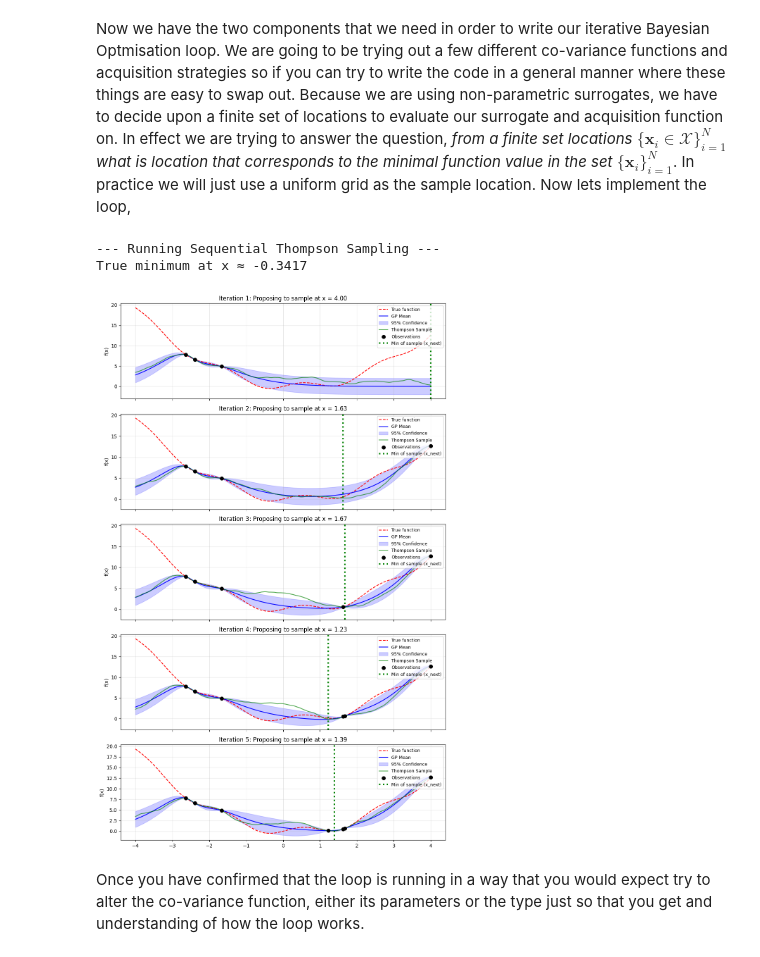
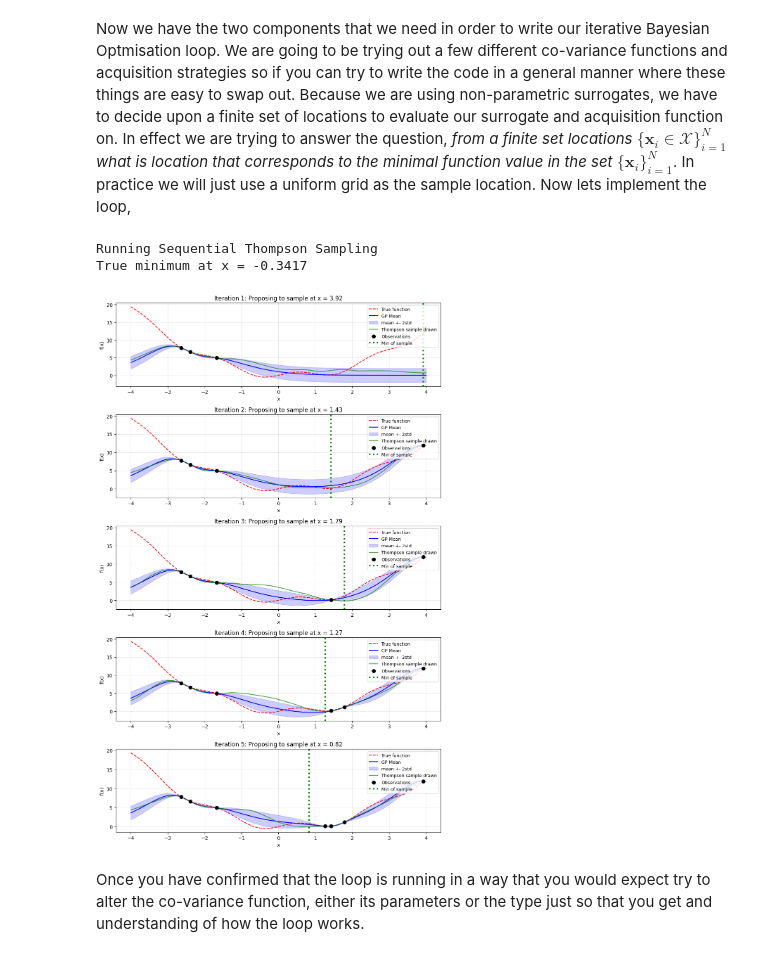
Before and after one commit to helpmatteo/mlpw_assignments, a Jupyter notebook: bayesopt-notebook.ipynb, the cells around one changed output. Saved outputs shown, nothing was run; the diff lists cells and outputs as text; code cells hidden in the pictures.

```diff
--- a/bayesopt-notebook.ipynb
+++ b/bayesopt-notebook.ipynb
@@ -326,94 +296,60 @@ def bayesian_optimisation(kernel, theta, acquisition_function, X_grid, f, n_init
     best_idx = np.argmin(y_obs)
     return y_obs[best_idx], X_obs[best_idx], X_obs, y_obs
 # %%
-# ============================================================================
-# VISUALIZATION: Sequential Thompson Sampling (Step-by-step demonstration)
-# This code manually implements the BO loop with detailed plotting at each iteration
-# to help understand how Thompson Sampling works. For experiments, use the
-# bayesian_optimisation() function defined above.
-# ============================================================================
-
 X_grid = np.linspace(-4, 4, 200).reshape(-1, 1)
 true_y = f(X_grid)
 true_minimum_x = X_grid[np.argmin(true_y)]
 
-# Kernel parameters (variance, lengthscale)
 theta = np.array([1.0, 1.0])
-
 n_init = 3
 n_iter = 5
-np.random.seed(1) # For reproducible results
+np.random.seed(1)
 
-# Get initial random observations
 X_obs = X_grid[np.random.choice(len(X_grid), n_init, replace=False)]
 y_obs = f(X_obs).reshape(-1, 1)
-
-# Store all observations
 X_obs_all, y_obs_all = X_obs.copy(), y_obs.copy()
 
-print("--- Running Sequential Thompson Sampling ---")
-print(f"True minimum at x ≈ {true_minimum_x[0]:.4f}")
+print("Running Sequential Thompson Sampling")
+print(f"True minimum at x = {true_minimum_x[0]:.4f}")
 
-# --- Sequential Plotting Loop ---
-fig, axes = plt.subplots(n_iter, 1, figsize=(10, 16), sharex=True)
-
+fig, axes = plt.subplots(n_iter, 1, figsize=(10, 16))
 for i in range(n_iter):
     ax = axes[i]
 
-    # 1. Calculate GP posterior based on current observations
-    mu, cov = gpposterior(X_grid, X_obs, y_obs, theta, matern32_kernel)
+    mu, cov = gpposterior(X_grid, X_obs, y_obs, theta, matern52_kernel)
     std = np.sqrt(np.maximum(np.diag(cov), 0))
-
-    # 2. Sample one function from the GP posterior for Thompson Sampling
     cov_stable = cov + 1e-8 * np.eye(len(mu))
     f_sample = np.random.multivariate_normal(mu.flatten(), cov_stable)
-
-    # Find the minimum of this sample
     next_x_index = np.argmin(f_sample)
     next_x = X_grid[[next_x_index]]
 
-    # --- Plotting for this iteration ---
-
-    # Plot true function
     ax.plot(X_grid, true_y, 'r--', label='True function')
-
-    # Plot GP "sausage" (the current belief)
     ax.plot(X_grid, mu, 'b-', label='GP Mean')
     ax.fill_between(X_grid.flatten(), mu.flatten() - 2*std, mu.flatten() + 2*std,
-                     color='blue', alpha=0.2, label='95% Confidence')
-
-    # Plot the Thompson Sample that was drawn
+                     color='blue', alpha=0.2, label='mean +- 2std')
     ax.plot(X_grid, f_sample, 'g-', alpha=0.7,
-             label='Thompson Sample')
-
-    # Plot all observations so far
+             label='Thompson sample drawn')
     ax.scatter(X_obs, y_obs, c='k', s=50, zorder=10, label='Observations')
-
-    # Highlight the minimum of the sample (the next point to query)
     ax.axvline(next_x, color='green', linestyle=':', linewidth=3,
-                label=f'Min of sample (x_next)')
-
+                label=f'Min of sample')
     ax.set_title(f'Iteration {i+1}: Proposing to sample at x = {next_x[0][0]:.2f}')
     ax.legend(loc='upper right', fontsize=9)
     ax.grid(alpha=0.3)
     ax.set_ylabel('f(x)')
+    ax.set_xlabel('x')
 
-    # 3. Add the new observation for the *next* loop
     next_y = f(next_x)
-
     X_obs = np.vstack((X_obs, next_x))
     y_obs = np.vstack((y_obs, next_y))
-
-    # Store for the final plot
     X_obs_all = np.vstack((X_obs_all, next_x))
     y_obs_all = np.vstack((y_obs_all, next_y))
 
 fig.tight_layout()
 plt.show()
 # %% [output]
---- Running Sequential Thompson Sampling ---
-True minimum at x ≈ -0.3417
+Running Sequential Thompson Sampling
+True minimum at x = -0.3417
-[figure, old version]
+[figure, new version]
 # %% [markdown]
 Once you have confirmed that the loop is running in a way that you would expect try to alter the co-variance function, either its parameters or the type just so that you get and understanding of how the loop works.
 # %%
```
Also changed, not shown: parts of 21 cells of this notebook, 1 other file.
